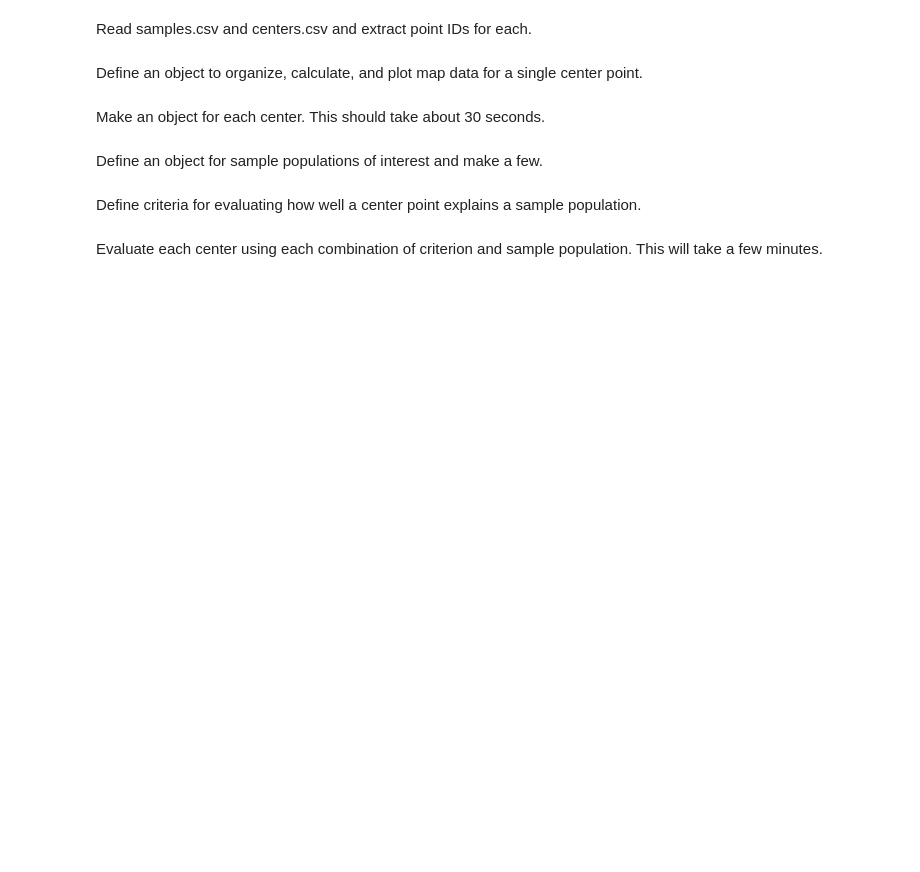
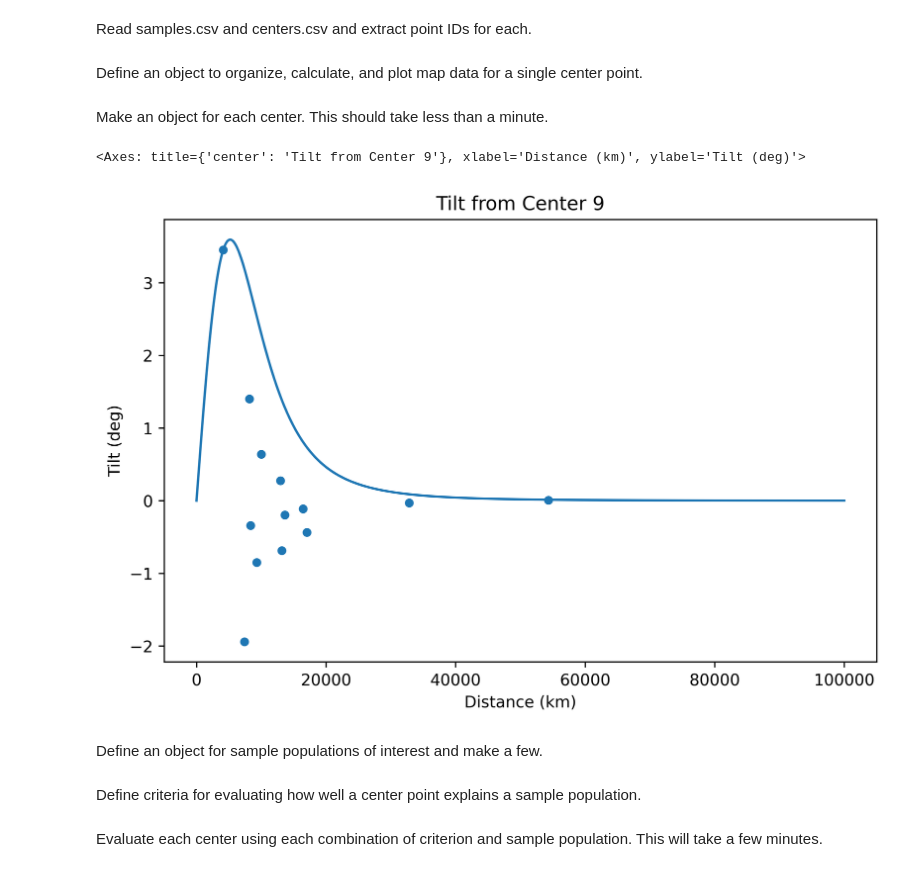
Before and after one commit to hernypeterson/thesis, a Jupyter notebook: code.ipynb, the cells around one changed output. Drawn from its saved outputs; the diff is of its cells as text; code cells hidden in the pictures; blank space fills up the shorter version.

```diff
--- a/code.ipynb
+++ b/code.ipynb
@@ -130,7 +181,7 @@ class Center:
     def plot(self, name: str = None):  # type: ignore
         fig = plt.figure(figsize=(8, 5), dpi=600)
 
-        sns.scatterplot(data=self.data, x='DIST', y='TILT')
+        sns.scatterplot(data=self.data, x='dist', y='tilt')
 
         plt.title(f"Tilt from Center {self.cID}")
         plt.xlabel("Distance (km)")
@@ -144,7 +195,7 @@ class Center:
 
     def calculate(self):
 
-        self.data['DIST'] = self.data.apply(
+        self.data['dist'] = self.data.apply(
             lambda row: dist(
                 lat_sample=row['LAT'], lon_sample=row['LON'],
                 lat_center=self.lat, lon_center=self.lon
@@ -152,7 +203,7 @@ class Center:
             axis=1
         )
 
-        self.data['BEARING'] = self.data.apply(
+        self.data['bearing'] = self.data.apply(
             lambda row: bearing(
                 lat_sample=row['LAT'], lon_sample=row['LON'],
                 lat_center=self.lat, lon_center=self.lon
@@ -160,39 +211,41 @@ class Center:
             axis=1
         )
 
-        self.data['BETA1'] = self.data.apply(
-            lambda row: beta(
-                az=row['AZ1'], bearing=row['BEARING']
+        self.data['beta1'] = self.data.apply(
+            lambda row: signed_ang_diff(
+                az=row['AZ1'], bearing=row['bearing']
             ),
             axis=1
         )
 
-        self.data['BETA2'] = self.data.apply(
-            lambda row: beta(
-                az=row['AZ2'], bearing=row['BEARING']
+        self.data['beta2'] = self.data.apply(
+            lambda row: signed_ang_diff(
+                az=row['AZ2'], bearing=row['bearing']
             ),
             axis=1
         )
 
-        self.data['SL1'] = self.data.apply(
-            lambda row: sl1(
-                beta1=row['BETA1'],
-                beta2=row['BETA2'], sl2=row['SL2']
+        self.data['tilt'] = self.data.apply(
+            lambda row: robust_tilt(
+                beta1_measured=row['beta1'],
+                beta2=row['beta2'], sl2=row['SL2'],
+                dist=row['dist']
             ),
             axis=1
         )
-
-        self.data['TILT'] = self.data.apply(
-            lambda row: tilt(
-                beta1=row['BETA1'], sl1=row['SL1'],
-                beta2=row['BETA2'], sl2=row['SL2']
-            ),
-            axis=1
-        )
 # %% [markdown]
-Make an object for each center. This should take about 30 seconds.
+Make an object for each center. This should take less than a minute.
 # %%
 centers_calc = [Center(cID) for cID in cIDs]
+# %%
+test_dist = np.arange(100_000)
+test_tilt = np.array([mogi_tilt(dist, MAX_PV, TEST_D) for dist in test_dist])
+# %%
+centers_calc[8].plot()
+sns.lineplot(x=test_dist,y=test_tilt)
+# %% [output]
+<Axes: title={'center': 'Tilt from Center 9'}, xlabel='Distance (km)', ylabel='Tilt (deg)'>
+[figure, added]
 # %% [markdown]
 Define an object for sample populations of interest and make a few.
 # %%
```
Also changed, not shown: parts of 17 cells of this notebook, 2 other files.
